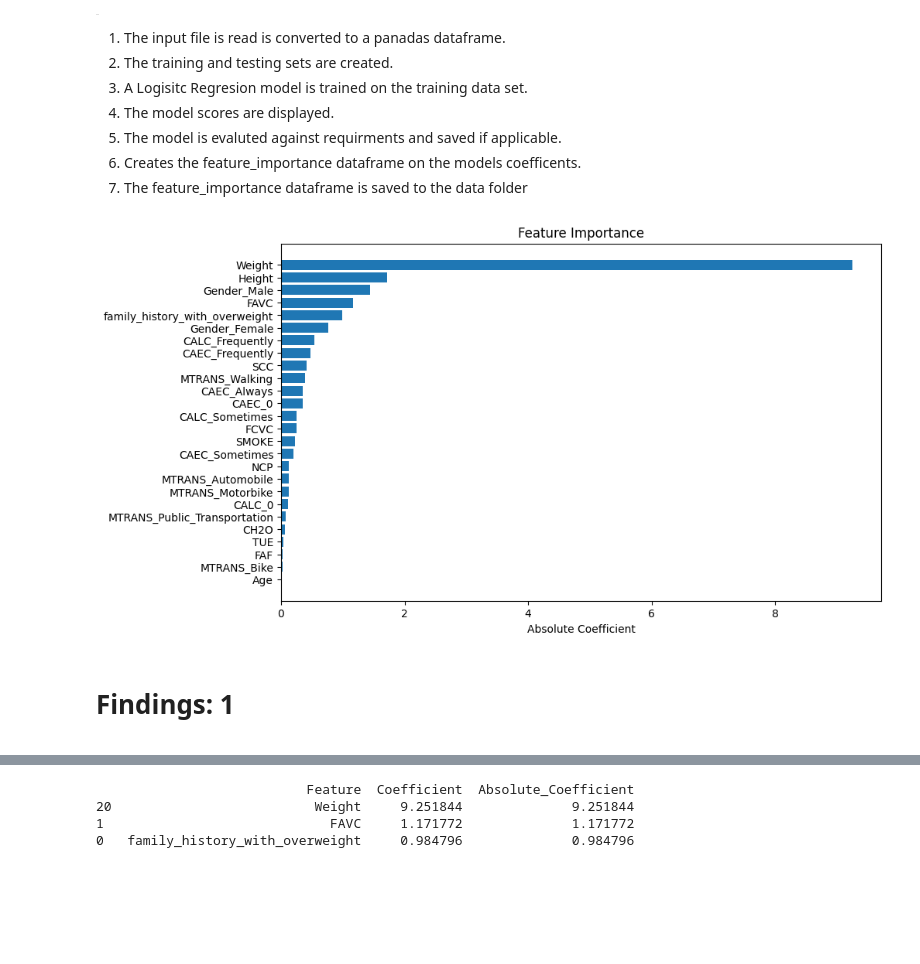
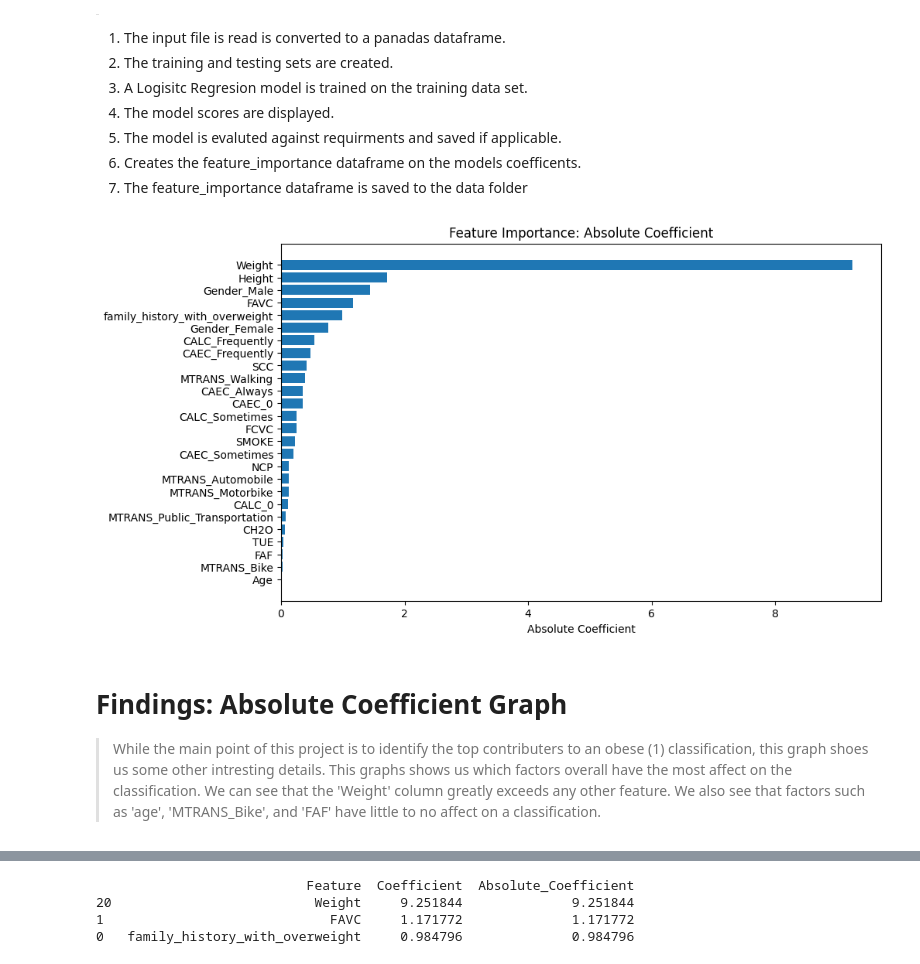
Before and after one commit to MatthewZunigaMitchell/Obesity_Classification_Factors, a Jupyter notebook: main.ipynb, the cells around one changed output, grey strips where cells are left out. Saved outputs shown, nothing was run; the diff lists cells and outputs as text; code cells hidden in the pictures; blank space fills up the shorter version.

Commit message:
Changed feature_importance graph names: more defined. Updated Preprocessing.py to be a funtion and added the funtion call to main.ipynb

```diff
--- a/main.ipynb
+++ b/main.ipynb
@@ -135,17 +137,17 @@ feature_importance = pd.read_csv("~/Factors_of_Obesity/data/feature_importance.c
 # %%
 # Visualize feature importance sorted by Absolute Coefficient
 feature_importance = feature_importance.sort_values(by='Absolute_Coefficient', ascending=True)
 plt.figure(figsize=(10, 6))
 plt.barh(feature_importance['Feature'], feature_importance['Absolute_Coefficient'])
 plt.xlabel('Absolute Coefficient')
-plt.title('Feature Importance')
+plt.title('Feature Importance: Absolute Coefficient')
 plt.savefig('graphs/feature_importance_Absolute_Coefficient.png', bbox_inches='tight')
 plt.show()
 # %% [output]
-[figure, old version]
+[figure, new version]
 # %% [markdown]
-# Findings: 1
->
+# Findings: Absolute Coefficient Graph
+> While the main point of this project is to identify the top contributers to an obese (1) classification, this graph shoes us some other intresting details. This graphs shows us which factors overall have the most affect on the classification. We can see that the 'Weight' column greatly exceeds any other feature. We also see that factors such as 'age', 'MTRANS_Bike', and 'FAF' have little to no affect on a classification.
 # %%
 # Restructure dataframe columns and save as a CSV file
 feature_importance = feature_importance.sort_values(by='Coefficient', ascending=True)
```
Also changed, not shown: parts of 6 cells of this notebook, 3 other files.
